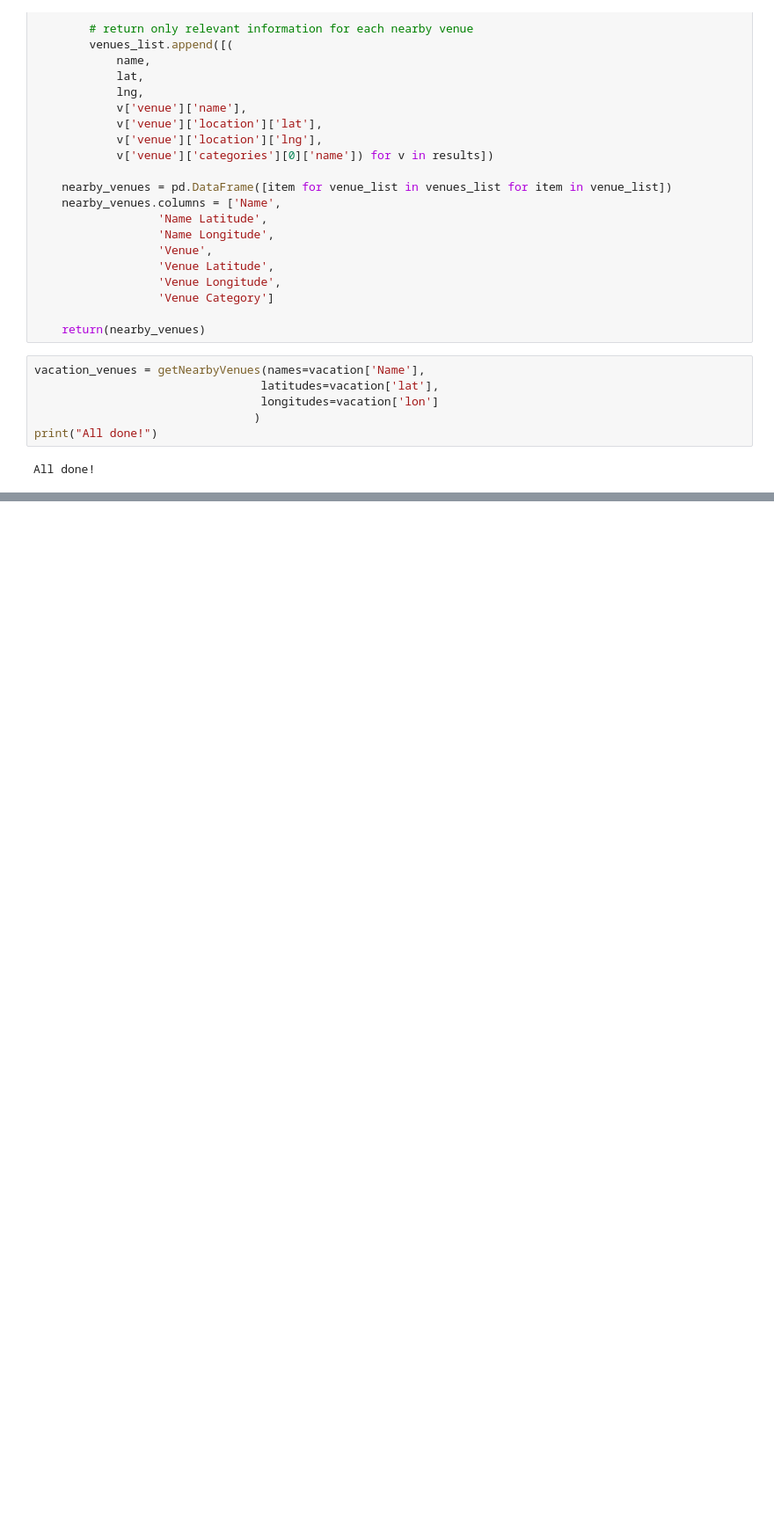
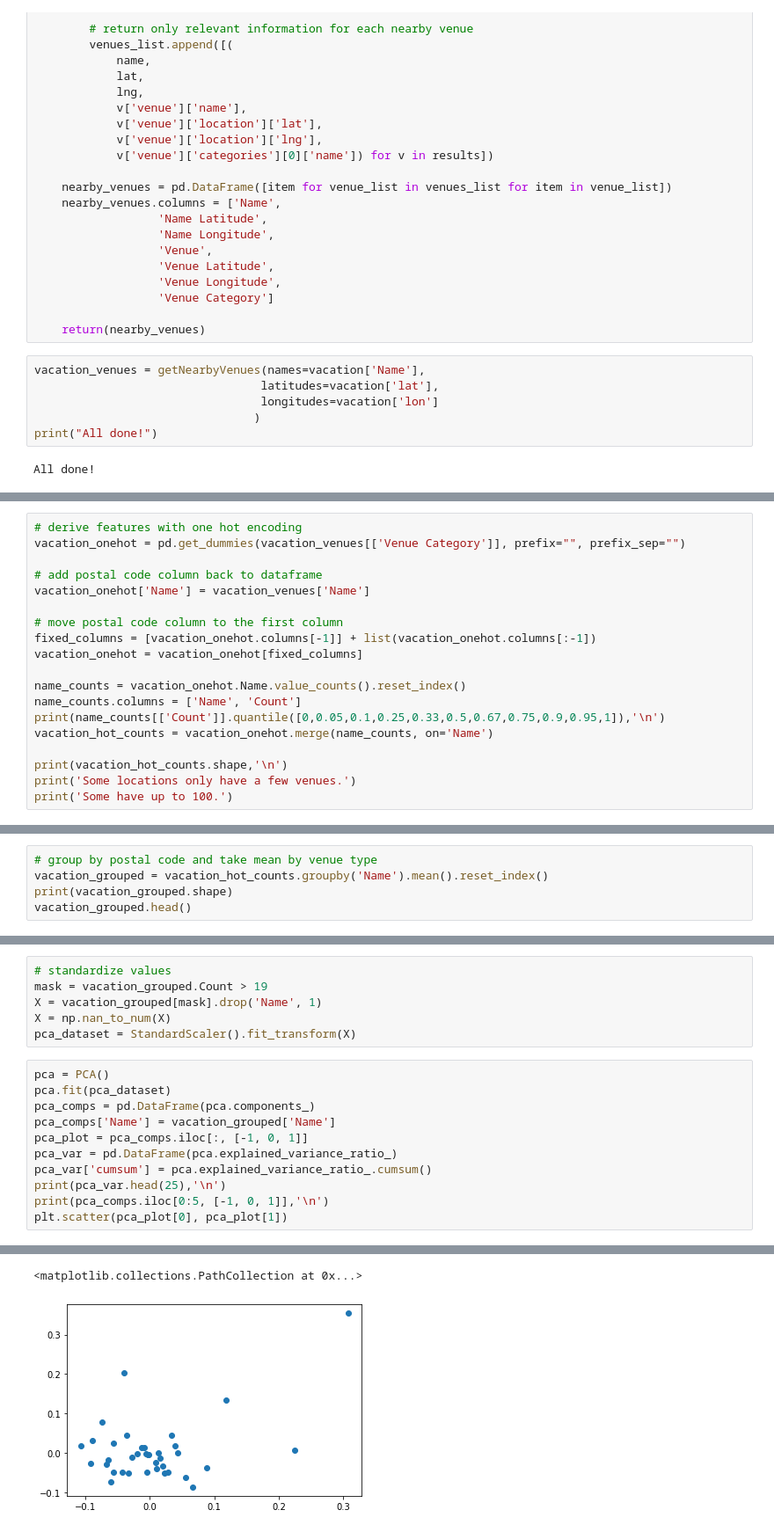
Before and after one commit to DJ3D/Coursera_Capstone, a Jupyter notebook: Vacation_Clusters.ipynb, the cells around one changed output, grey strips where cells are left out. Shown at 88% size. Drawn from its saved outputs; the diff is of its cells as text; blank space fills up the shorter version.

```diff
--- a/Vacation_Clusters.ipynb
+++ b/Vacation_Clusters.ipynb
@@ -169,0 +178,19 @@ Name: Venue Category, dtype: float64
+# %%
+# derive features with one hot encoding
+vacation_onehot = pd.get_dummies(vacation_venues[['Venue Category']], prefix="", prefix_sep="")
+
+# add postal code column back to dataframe
+vacation_onehot['Name'] = vacation_venues['Name']
+
+# move postal code column to the first column
+fixed_columns = [vacation_onehot.columns[-1]] + list(vacation_onehot.columns[:-1])
+vacation_onehot = vacation_onehot[fixed_columns]
+
+name_counts = vacation_onehot.Name.value_counts().reset_index()
+name_counts.columns = ['Name', 'Count']
+print(name_counts[['Count']].quantile([0,0.05,0.1,0.25,0.33,0.5,0.67,0.75,0.9,0.95,1]),'\n')
+vacation_hot_counts = vacation_onehot.merge(name_counts, on='Name')
+
+print(vacation_hot_counts.shape,'\n')
+print('Some locations only have a few venues.')
+print('Some have up to 100.')
@@ -169,0 +226,5 @@ Name: Venue Category, dtype: float64
+# %%
+# group by postal code and take mean by venue type
+vacation_grouped = vacation_hot_counts.groupby('Name').mean().reset_index()
+print(vacation_grouped.shape)
+vacation_grouped.head()
@@ -169,0 +240,18 @@ Name: Venue Category, dtype: float64
+# %%
+# standardize values
+mask = vacation_grouped.Count > 19
+X = vacation_grouped[mask].drop('Name', 1)
+X = np.nan_to_num(X)
+pca_dataset = StandardScaler().fit_transform(X)
+# %%
+pca = PCA()
+pca.fit(pca_dataset)
+pca_comps = pd.DataFrame(pca.components_)
+pca_comps['Name'] = vacation_grouped['Name']
+pca_plot = pca_comps.iloc[:, [-1, 0, 1]]
+pca_var = pd.DataFrame(pca.explained_variance_ratio_)
+pca_var['cumsum'] = pca.explained_variance_ratio_.cumsum()
+print(pca_var.head(25),'\n')
+print(pca_comps.iloc[0:5, [-1, 0, 1]],'\n')
+plt.scatter(pca_plot[0], pca_plot[1])
+# %% [output]
@@ -169,0 +275,2 @@ Name: Venue Category, dtype: float64
+<matplotlib.collections.PathCollection at 0x...>
+[figure, added]
```
Also changed, not shown: parts of 22 cells of this notebook.
